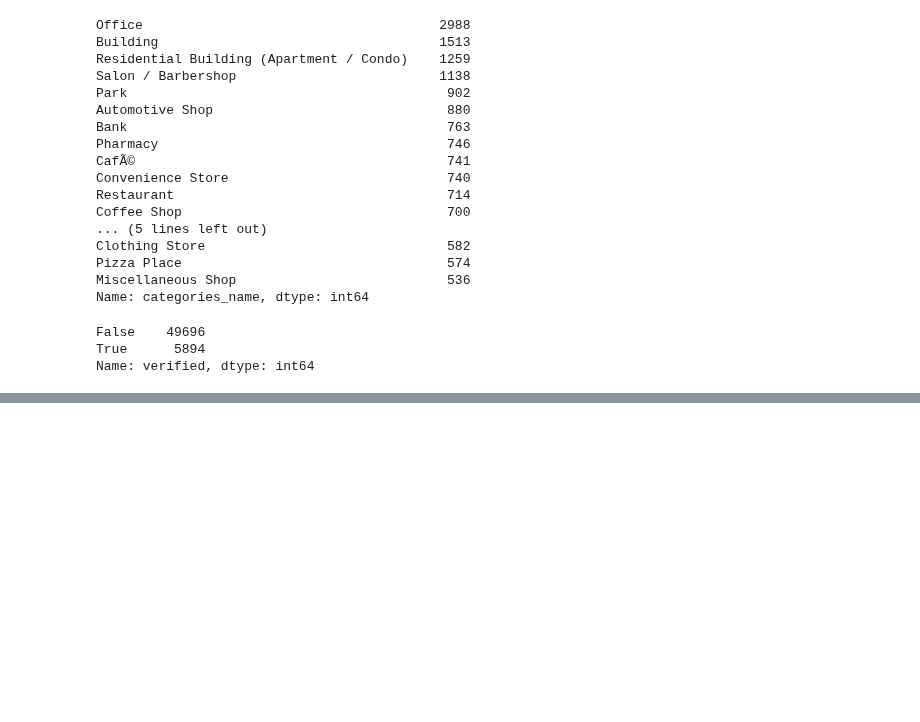
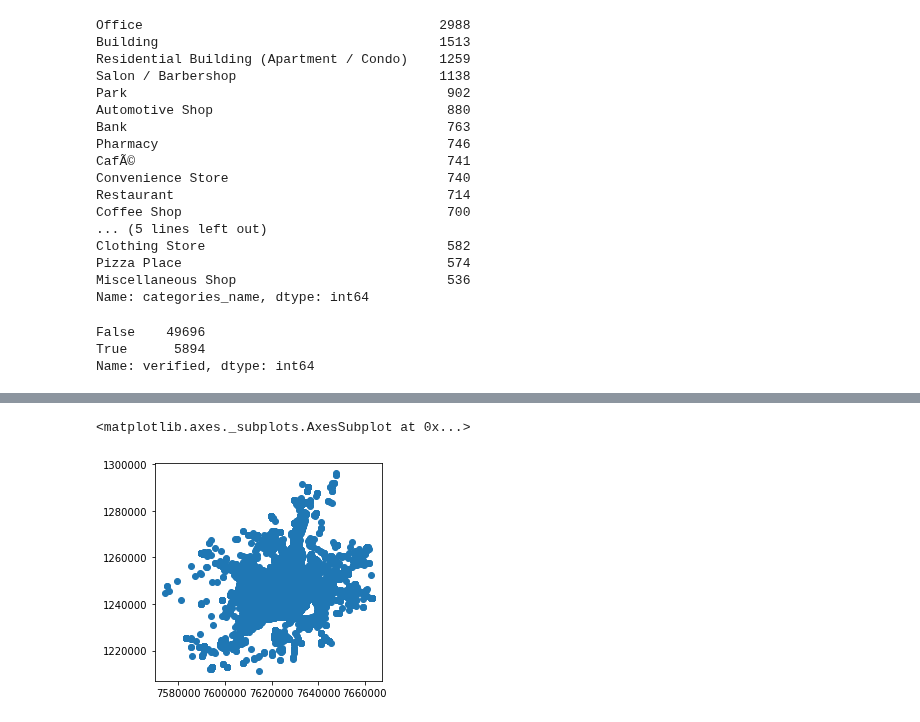
Before and after one commit to Thomasjkeel/Trip_Purpose_Classification, a Jupyter notebook: Notebooks/preprocessing/metric_creation/land_use_poi.ipynb, the cells around one changed output, grey strips where cells are left out. Saved outputs shown, nothing was run; the diff lists cells and outputs as text; code cells hidden in the pictures; blank space fills up the shorter version.

```diff
--- a/Notebooks/preprocessing/metric_creation/land_use_poi.ipynb
+++ b/Notebooks/preprocessing/metric_creation/land_use_poi.ipynb
@@ -262,6 +263,8 @@ gdf_2016
 275624 rows × 12 columns
 # %% [markdown]
 # Point of Interest
+# %%
+gdf = gpd.read_file('../../../Data/mtl_trajet/mtl_trajet_2016_final.shp')
 # %%
 mtl_pois = pd.read_csv("../../../Data/supplementary_data/POI/mtl_pois.csv")
 # %%
@@ -316,0 +338,13 @@ Name: categories_name, Length: 316, dtype: int64
+# %%
+start_points = gpd.GeoDataFrame(gdf[['id_trip','start_can']])
+start_points = start_points.rename(columns={'start_can':'geometry'})
+start_points['geometry'] = start_points['geometry'].apply(wkt.loads)
+
+end_points = gpd.GeoDataFrame(gdf[['id_trip','end_can']])
+end_points = end_points.rename(columns={'end_can':'geometry'})
+end_points['geometry'] = end_points['geometry'].apply(wkt.loads)
+# %%
+end_points.plot()
+# %% [output]
+<matplotlib.axes._subplots.AxesSubplot at 0x...>
+[figure, added]
```
Also changed, not shown: parts of 8 cells of this notebook.
